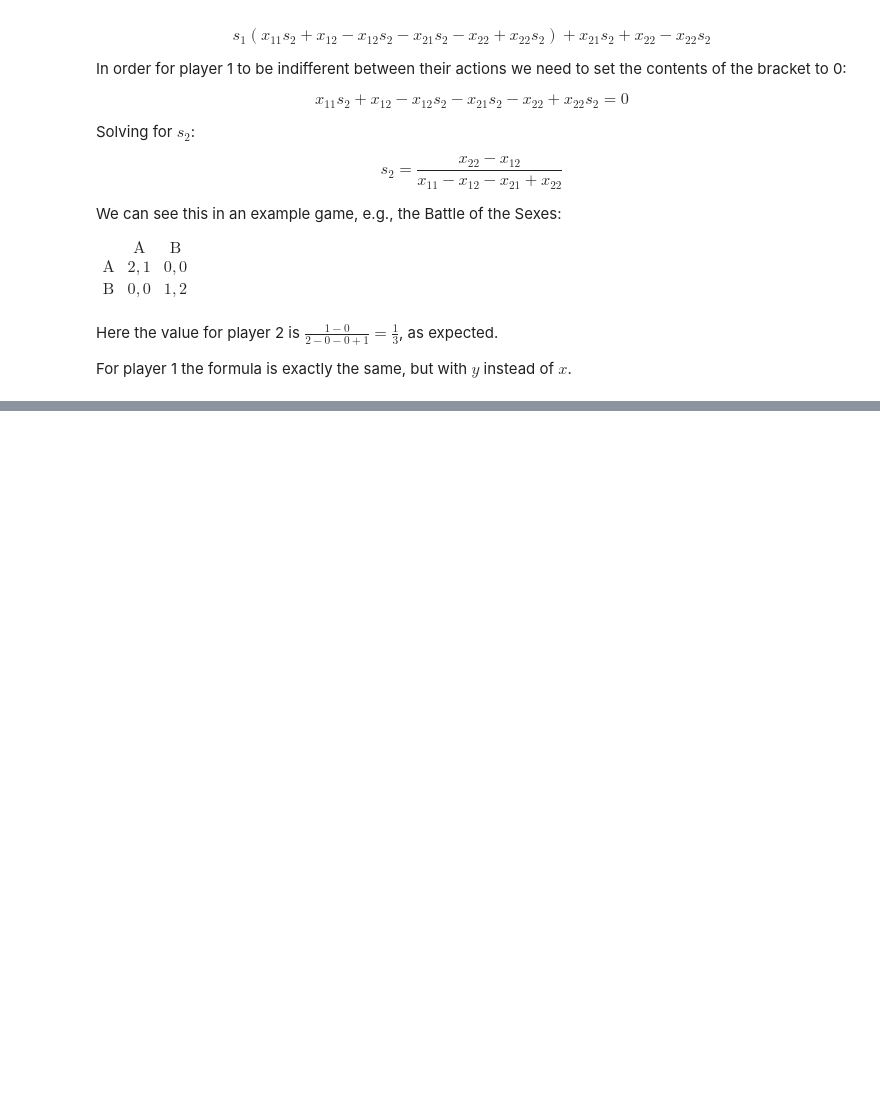
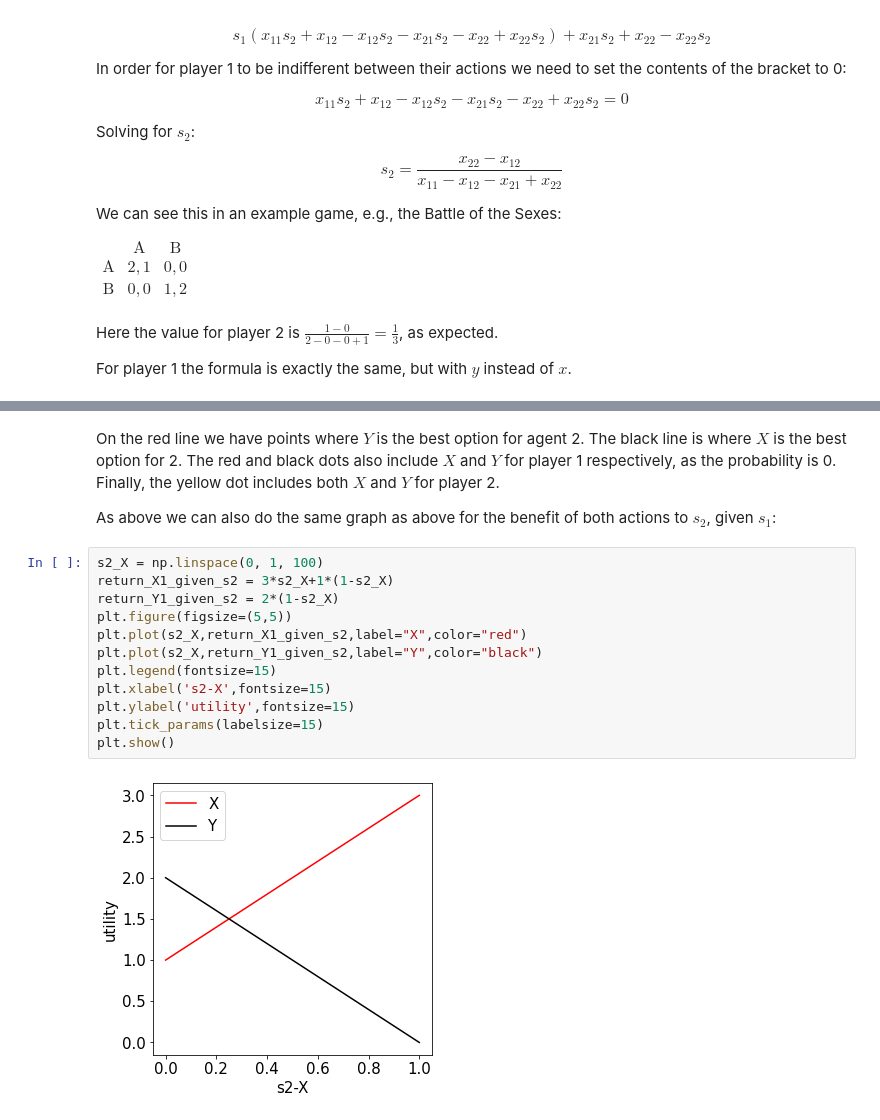
Before and after one commit to GiottoFrean/Multiagent_Systems, a Jupyter notebook: 4 Computing solution concepts for Normal-Form games/A - Computing Nash equilibria.ipynb, the cells around one changed output, grey strips where cells are left out. Drawn from its saved outputs; the diff is of its cells as text; blank space fills up the shorter version.

```diff
--- a/4 Computing solution concepts for Normal-Form games/A - Computing Nash equilibria.ipynb
+++ b/4 Computing solution concepts for Normal-Form games/A - Computing Nash equilibria.ipynb
@@ -314,0 +316,18 @@ plt.show()
+# %% [markdown]
+On the red line we have points where $Y$ is the best option for agent 2. The black line is where $X$ is the best option for 2. The red and black dots also include $X$ and $Y$ for player 1 respectively, as the probability is 0. Finally, the yellow dot includes both $X$ and $Y$ for player 2.
+
+As above we can also do the same graph as above for the benefit of both actions to $s_2$, given $s_1$:
+# %%
+s2_X = np.linspace(0, 1, 100)
+return_X1_given_s2 = 3*s2_X+1*(1-s2_X)
+return_Y1_given_s2 = 2*(1-s2_X)
+plt.figure(figsize=(5,5))
+plt.plot(s2_X,return_X1_given_s2,label="X",color="red")
+plt.plot(s2_X,return_Y1_given_s2,label="Y",color="black")
+plt.legend(fontsize=15)
+plt.xlabel('s2-X',fontsize=15)
+plt.ylabel('utility',fontsize=15)
+plt.tick_params(labelsize=15)
+plt.show()
+# %% [output]
+[figure, added]
```
Also changed, not shown: parts of 9 cells of this notebook.
